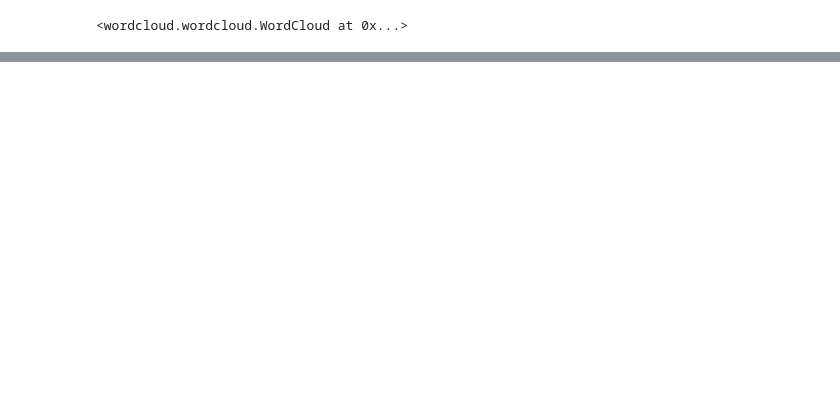
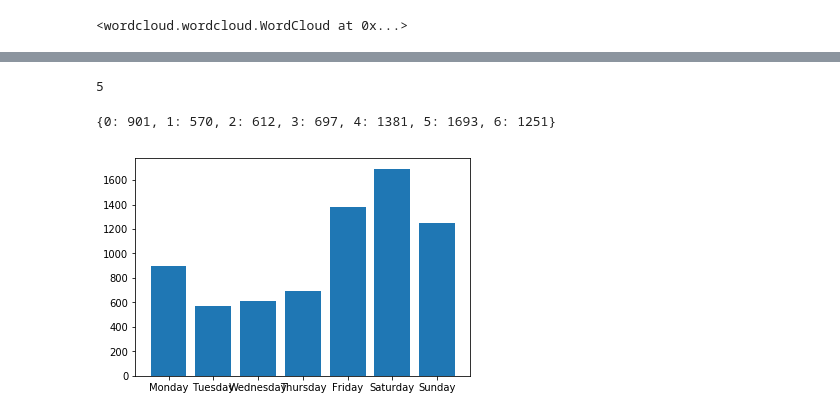
Before and after one commit to AgentschapPlantentuinMeise/iNatBioblitzes, a Jupyter notebook: iNatProjDesc.ipynb, the cells around one changed output, grey strips where cells are left out. Saved outputs shown, nothing was run; the diff lists cells and outputs as text; code cells hidden in the pictures; blank space fills up the shorter version.

```diff
--- a/iNatProjDesc.ipynb
+++ b/iNatProjDesc.ipynb
@@ -96,0 +126,4 @@ wordcloud.to_file("wordcloud.jpg")
+# %%
+datetime.strptime(df.start[0],'%Y-%m-%d %H:%M:%S').month
+# %% [output]
+5
@@ -96,0 +153,33 @@ wordcloud.to_file("wordcloud.jpg")
+# %%
+day = datetime.now()
+
+for index, row in df.iterrows():
+    #print(datetime.strptime(row['start'],'%Y-%m-%d %H:%M:%S').weekday())
+    day = datetime.strptime(row['start'],'%Y-%m-%d %H:%M:%S')
+    mon = day.date().month
+    monthOfTheYear[mon] = monthOfTheYear[mon] + 1
+    while day <= (datetime.strptime(row['end'],'%Y-%m-%d %H:%M:%S')):
+        #print(row['start'],row['end'],(datetime.strptime(row['end'],'%Y-%m-%d %H:%M:%S') - datetime.strptime(row['start'],'%Y-%m-%d %H:%M:%S')).days)
+        #print(day.weekday())
+        #weekday[datetime.strptime(row['start'],'%Y-%m-%d %H:%M:%S').weekday()] = weekday[datetime.strptime(row['start'],'%Y-%m-%d %H:%M:%S').weekday()]+1
+        weekday[day.weekday()] = weekday[day.weekday()] + 1
+
+        day = day + timedelta(days=1)
+# %%
+weekday
+# %% [output]
+{0: 901, 1: 570, 2: 612, 3: 697, 4: 1381, 5: 1693, 6: 1251}
+# %%
+daysOfTheWeek = {}
+daysOfTheWeek['Monday'] = weekday[0]
+daysOfTheWeek['Tuesday'] = weekday[1]
+daysOfTheWeek['Wednesday'] = weekday[2]
+daysOfTheWeek['Thursday'] = weekday[3]
+daysOfTheWeek['Friday'] = weekday[4]
+daysOfTheWeek['Saturday'] = weekday[5]
+daysOfTheWeek['Sunday'] = weekday[6]
+# %%
+plt.bar(*zip(*daysOfTheWeek.items()))
+plt.show()
+# %% [output]
+[figure, added]
```
Also changed, not shown: parts of 11 cells of this notebook, 7 other files.
